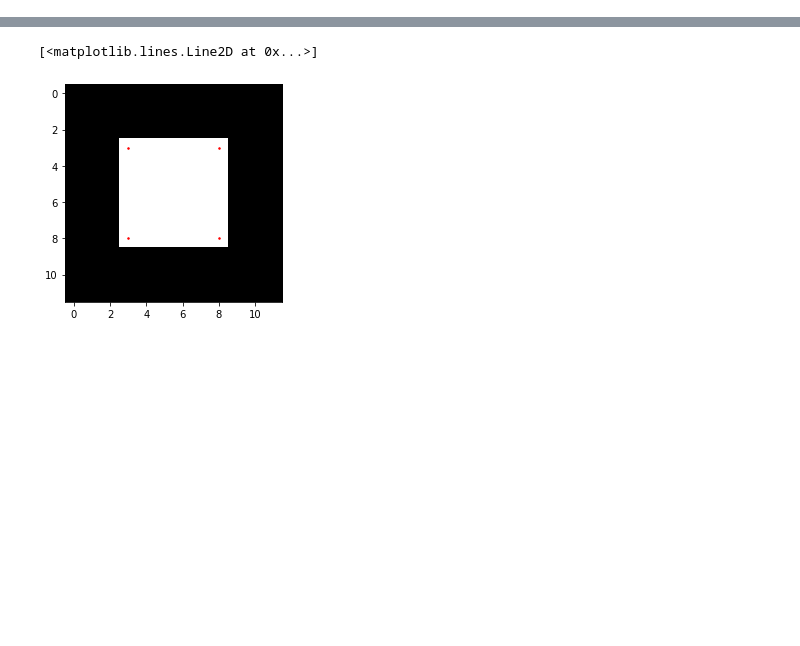
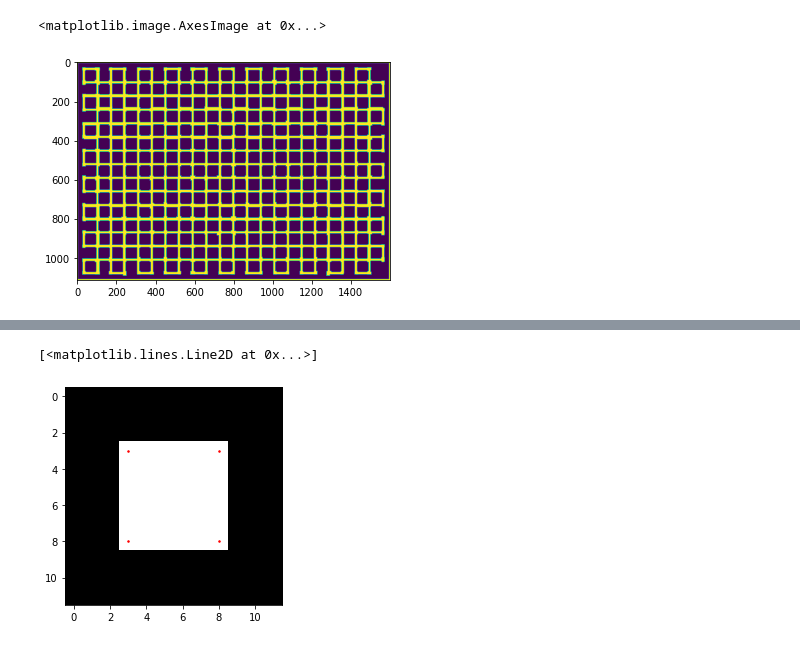
Before and after one commit to WilliamAshbee/computervision, a Jupyter notebook: homework2/HarrisCornerDetection.ipynb, the cells around one changed output, grey strips where cells are left out. Drawn from its saved outputs; the diff is of its cells as text; code cells hidden in the pictures; blank space fills up the shorter version.

```diff
--- a/homework2/HarrisCornerDetection.ipynb
+++ b/homework2/HarrisCornerDetection.ipynb
@@ -79,0 +86,5 @@ harris_response = detA - k * traceA ** 2
+# %%
+plt.imshow(traceA>0)
+# %% [output]
+<matplotlib.image.AxesImage at 0x...>
+[figure, added]
```
Also changed, not shown: parts of 17 cells of this notebook.
